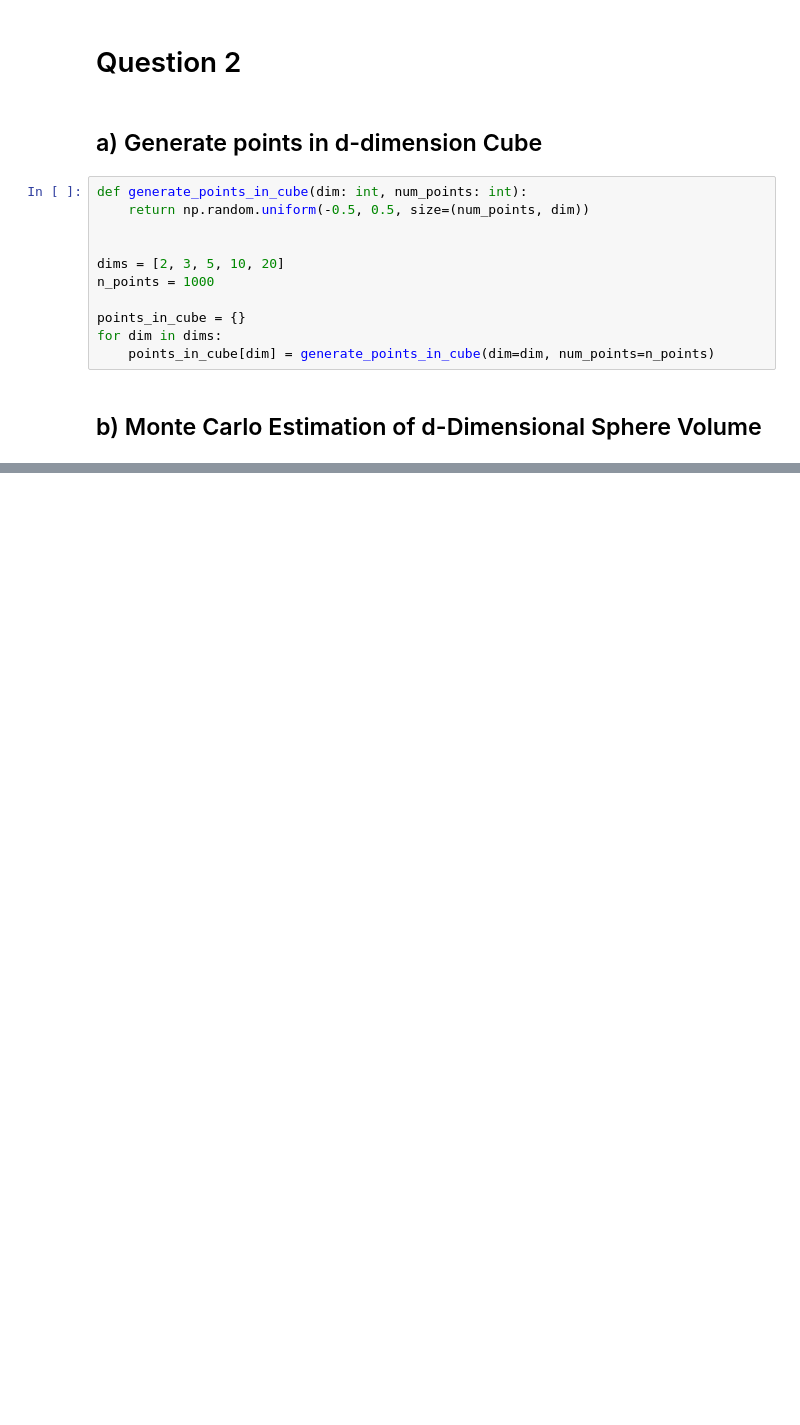
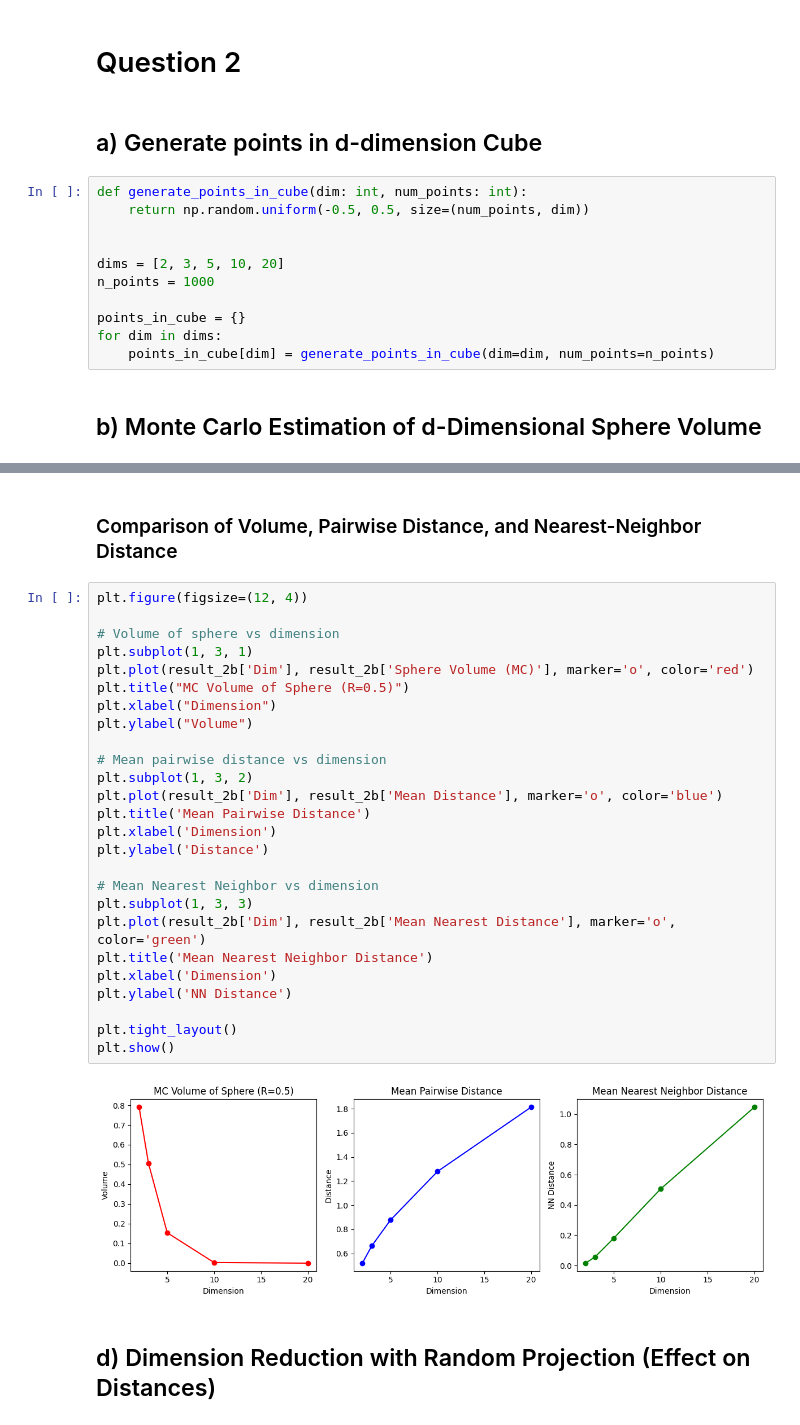
Before and after one commit to pouriaSameti/Mathematics-For-Data-Science, a Jupyter notebook: Project 1/code.ipynb, the cells around one changed output, grey strips where cells are left out. Cells and saved outputs as stored; diff of their text form; blank space fills up the shorter version.

```diff
--- a/Project 1/code.ipynb
+++ b/Project 1/code.ipynb
@@ -251,0 +289,32 @@ result_2b
+# %% [markdown]
+### Comparison of Volume, Pairwise Distance, and Nearest-Neighbor Distance
+# %%
+plt.figure(figsize=(12, 4))
+
+# Volume of sphere vs dimension
+plt.subplot(1, 3, 1)
+plt.plot(result_2b['Dim'], result_2b['Sphere Volume (MC)'], marker='o', color='red')
+plt.title("MC Volume of Sphere (R=0.5)")
+plt.xlabel("Dimension")
+plt.ylabel("Volume")
+
+# Mean pairwise distance vs dimension
+plt.subplot(1, 3, 2)
+plt.plot(result_2b['Dim'], result_2b['Mean Distance'], marker='o', color='blue')
+plt.title('Mean Pairwise Distance')
+plt.xlabel('Dimension')
+plt.ylabel('Distance')
+
+# Mean Nearest Neighbor vs dimension
+plt.subplot(1, 3, 3)
+plt.plot(result_2b['Dim'], result_2b['Mean Nearest Distance'], marker='o', color='green')
+plt.title('Mean Nearest Neighbor Distance')
+plt.xlabel('Dimension')
+plt.ylabel('NN Distance')
+
+plt.tight_layout()
+plt.show()
+# %% [output]
+[figure, added]
+# %% [markdown]
+## d) Dimension Reduction with Random Projection (Effect on Distances)
```
Also changed, not shown: parts of 13 cells of this notebook.
